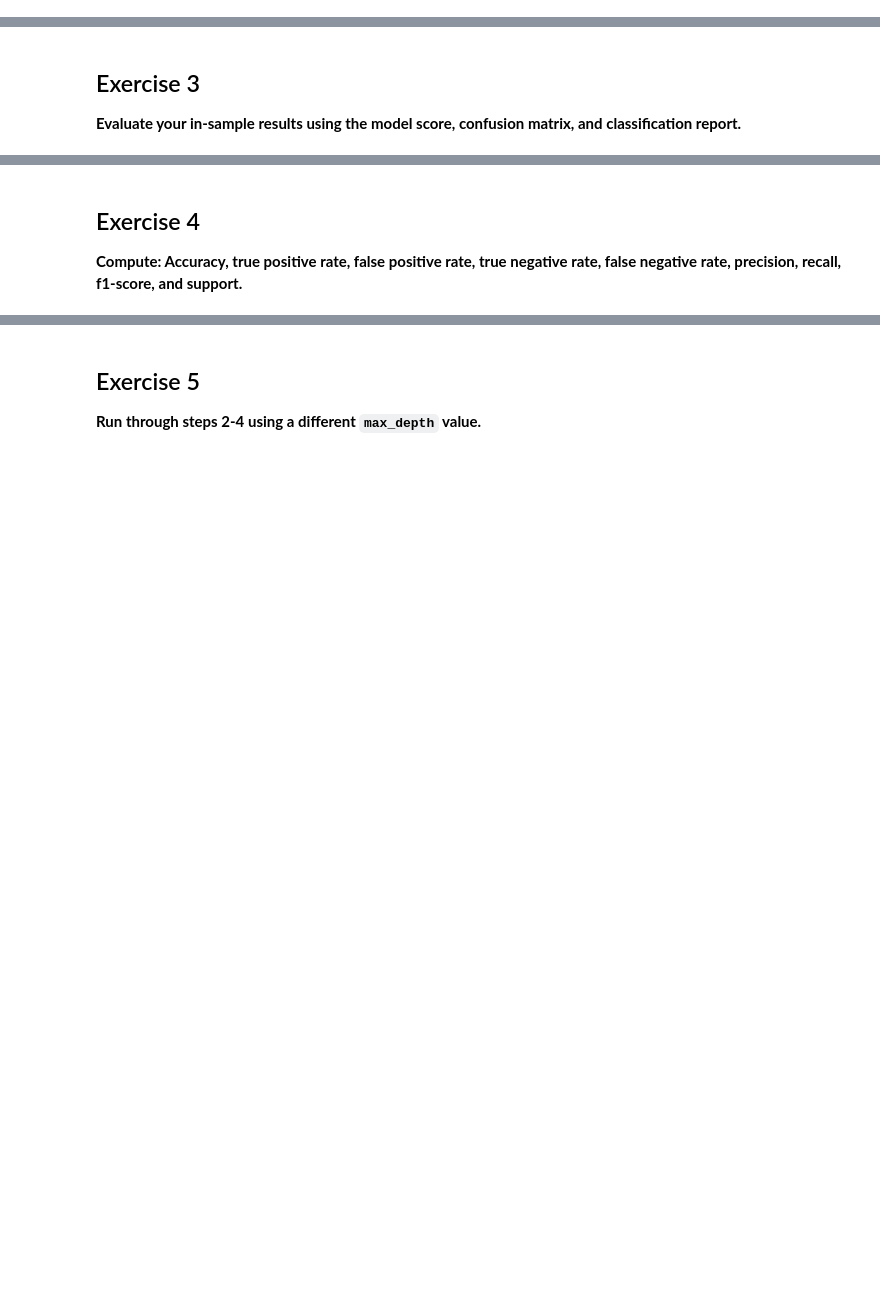
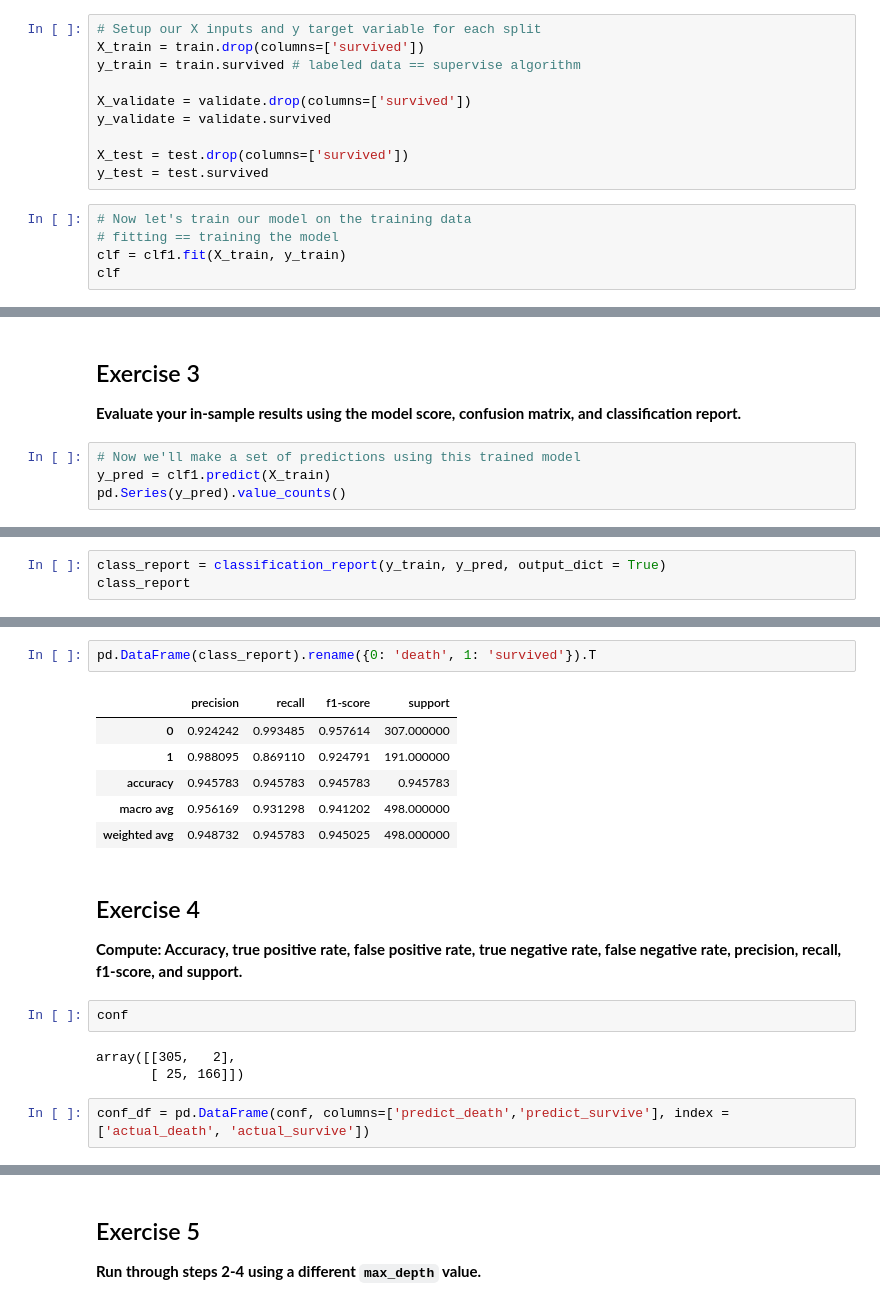
Before and after one commit to barbmarques/classification-exercises, a Jupyter notebook: model.ipynb, the cells around one changed output, grey strips where cells are left out. Saved outputs shown, nothing was run; the diff lists cells and outputs as text; blank space fills up the shorter version.

Commit message:
Updated after model lesson walkthrough

```diff
--- a/model.ipynb
+++ b/model.ipynb
@@ -14,0 +165,15 @@
+# %%
+# Setup our X inputs and y target variable for each split
+X_train = train.drop(columns=['survived'])
+y_train = train.survived # labeled data == supervise algorithm
+
+X_validate = validate.drop(columns=['survived'])
+y_validate = validate.survived
+
+X_test = test.drop(columns=['survived'])
+y_test = test.survived
+# %%
+# Now let's train our model on the training data
+# fitting == training the model
+clf = clf1.fit(X_train, y_train)
+clf
@@ -16,3 +189,7 @@
 ## Exercise 3
 
 **Evaluate your in-sample results using the model score, confusion matrix, and classification report.**
+# %%
+# Now we'll make a set of predictions using this trained model
+y_pred = clf1.predict(X_train)
+pd.Series(y_pred).value_counts()
@@ -18,0 +213,3 @@
+# %%
+class_report = classification_report(y_train, y_pred, output_dict = True)
+class_report
@@ -19,4 +234,20 @@
+# %%
+pd.DataFrame(class_report).rename({0: 'death', 1: 'survived'}).T
+# %% [output]
+|  | precision | recall | f1-score | support |
+| 0 | 0.924242 | 0.993485 | 0.957614 | 307.000000 |
+| 1 | 0.988095 | 0.869110 | 0.924791 | 191.000000 |
+| accuracy | 0.945783 | 0.945783 | 0.945783 | 0.945783 |
+| macro avg | 0.956169 | 0.931298 | 0.941202 | 498.000000 |
+| weighted avg | 0.948732 | 0.945783 | 0.945025 | 498.000000 |
 # %% [markdown]
 ## Exercise 4
 
 **Compute: Accuracy, true positive rate, false positive rate, true negative rate, false negative rate, precision, recall, f1-score, and support.**
+# %%
+conf
+# %% [output]
+array([[305,   2],
+       [ 25, 166]])
+# %%
+conf_df = pd.DataFrame(conf, columns=['predict_death','predict_survive'], index = ['actual_death', 'actual_survive'])
```
Also changed, not shown: parts of 29 cells of this notebook.
